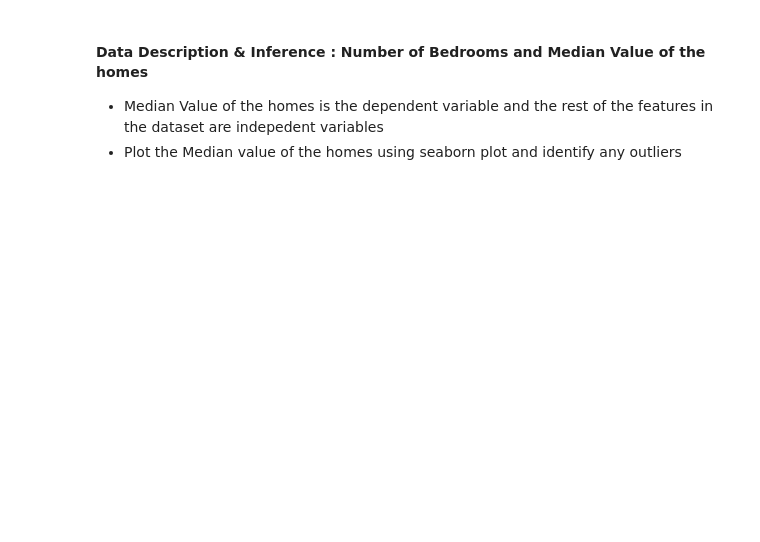
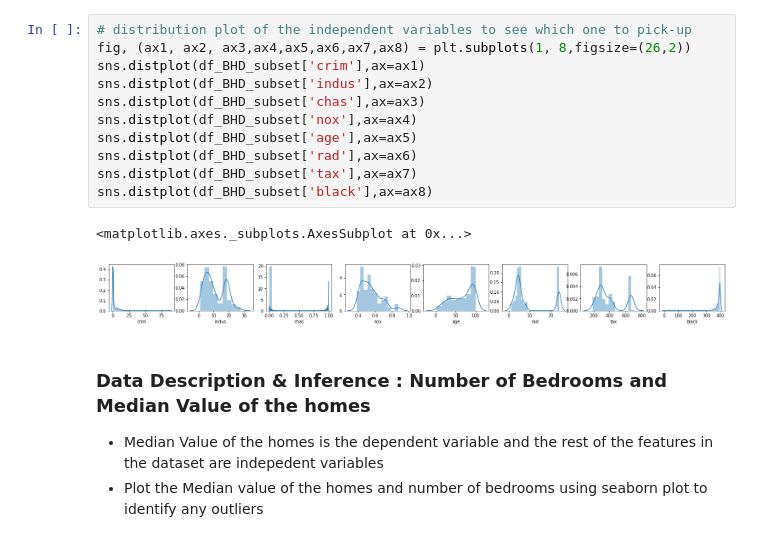
Before and after one commit to SomanathanSubramaniyan/Machine-Learning-Statistics, a Jupyter notebook: Boston-Dataset-Project.ipynb, the cells around one changed output. Saved outputs shown, nothing was run; the diff lists cells and outputs as text; blank space fills up the shorter version.

```diff
--- a/Boston-Dataset-Project.ipynb
+++ b/Boston-Dataset-Project.ipynb
@@ -49,7 +67,21 @@ df_BHD.describe()
+# %%
+# distribution plot of the independent variables to see which one to pick-up
+fig, (ax1, ax2, ax3,ax4,ax5,ax6,ax7,ax8) = plt.subplots(1, 8,figsize=(26,2))
+sns.distplot(df_BHD_subset['crim'],ax=ax1)
+sns.distplot(df_BHD_subset['indus'],ax=ax2)
+sns.distplot(df_BHD_subset['chas'],ax=ax3)
+sns.distplot(df_BHD_subset['nox'],ax=ax4)
+sns.distplot(df_BHD_subset['age'],ax=ax5)
+sns.distplot(df_BHD_subset['rad'],ax=ax6)
+sns.distplot(df_BHD_subset['tax'],ax=ax7)
+sns.distplot(df_BHD_subset['black'],ax=ax8)
+# %% [output]
+<matplotlib.axes._subplots.AxesSubplot at 0x...>
+[figure, added]
 # %% [markdown]
-#### Data Description & Inference : Number of Bedrooms and Median Value of the homes
+### Data Description & Inference : Number of Bedrooms and Median Value of the homes
 - Median Value of the homes is the dependent variable and the rest of the features in the dataset are indepedent variables
-- Plot the Median value of the homes using seaborn plot and identify any outliers
+- Plot the Median value of the homes and number of bedrooms using seaborn plot to identify any outliers
 # %%
 import numpy as np
 import matplotlib.pyplot as plt
```
Also changed, not shown: parts of 15 cells of this notebook.
